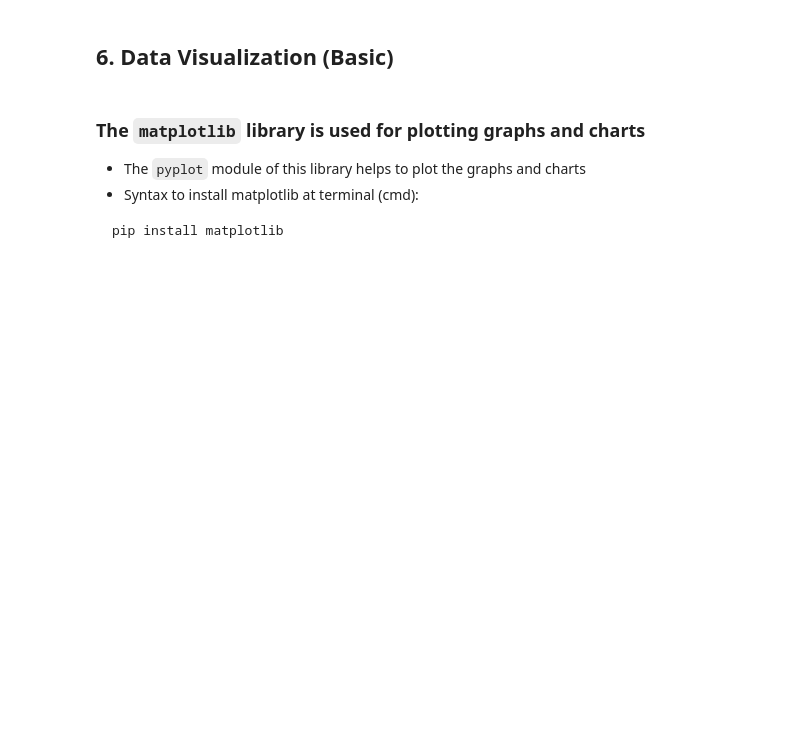
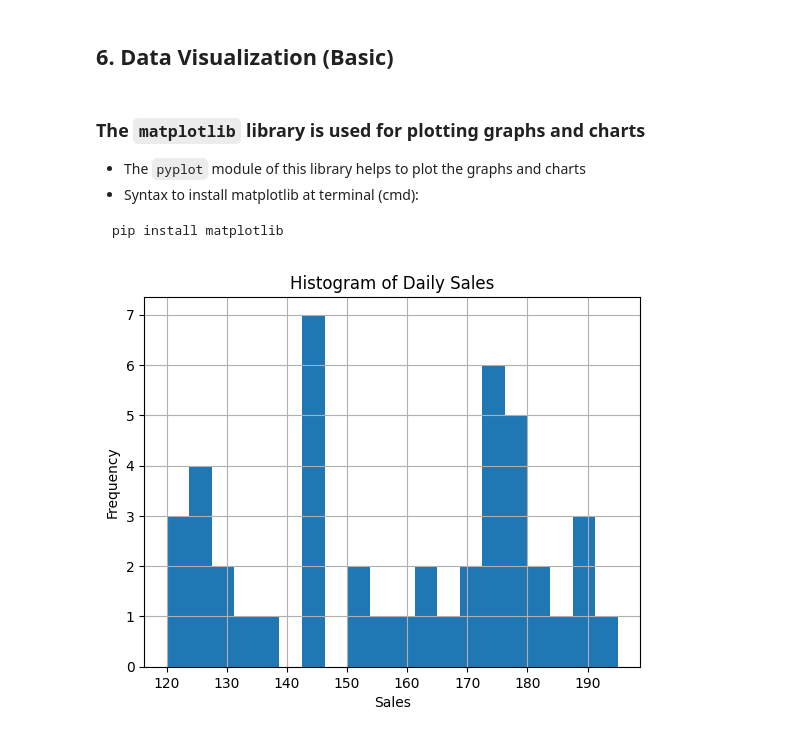
Before and after one commit to singamravibabu/batch-16to18, a Jupyter notebook: stats_and_tsa/tsa_file_1.ipynb, the cells around one changed output. Saved outputs shown, nothing was run; the diff lists cells and outputs as text; code cells hidden in the pictures; blank space fills up the shorter version.

````diff
--- a/stats_and_tsa/tsa_file_1.ipynb
+++ b/stats_and_tsa/tsa_file_1.ipynb
@@ -84,3 +82,11 @@ pip install matplotlib
 ```
 # %%
 import matplotlib.pyplot as plt
+
+df['sales'].hist(bins=20)
+plt.title("Histogram of Daily Sales")
+plt.xlabel("Sales")
+plt.ylabel("Frequency")
+plt.show()
+# %% [output]
+[figure, added]
````
Also changed, not shown: parts of 10 cells of this notebook.
